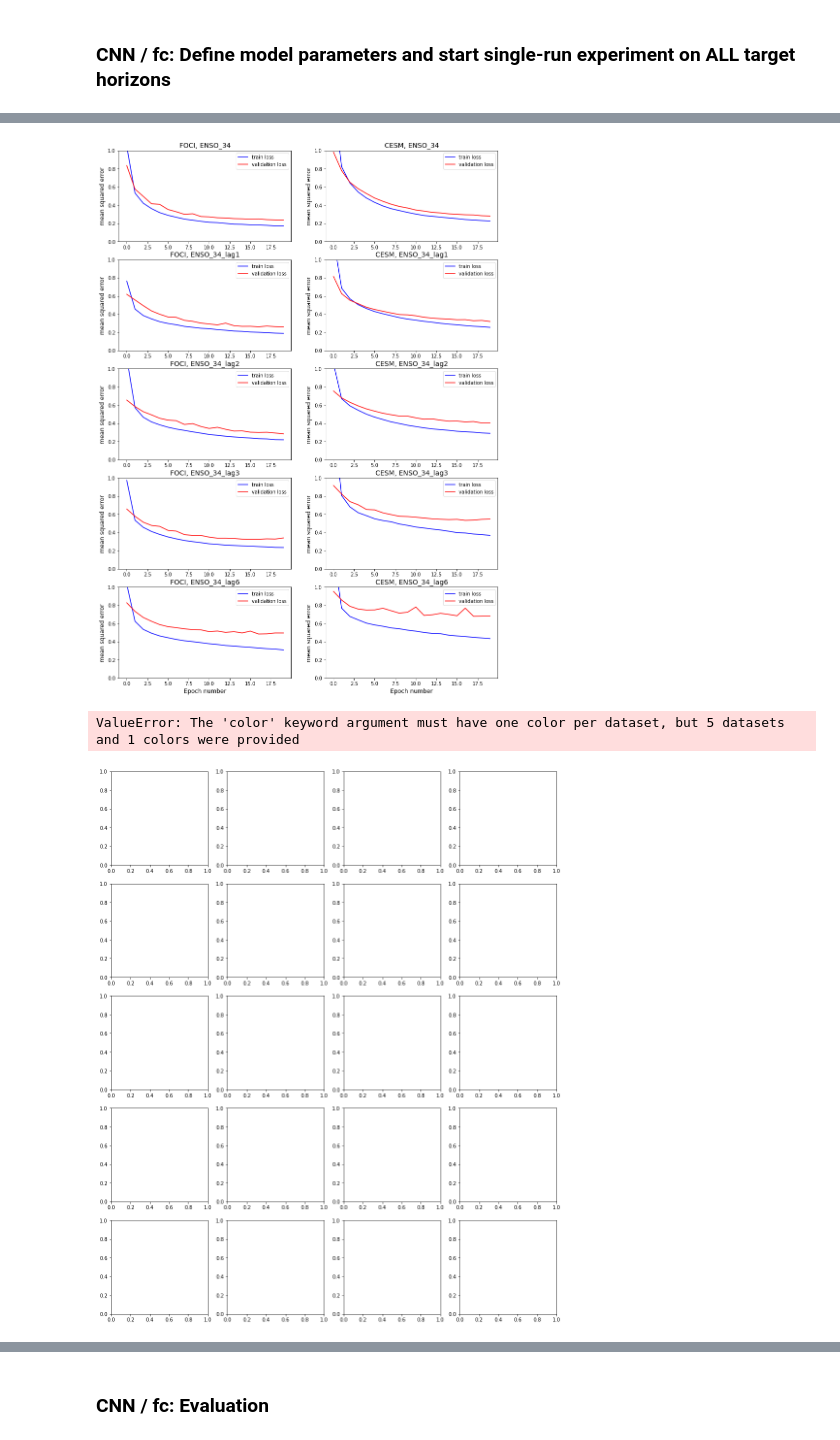
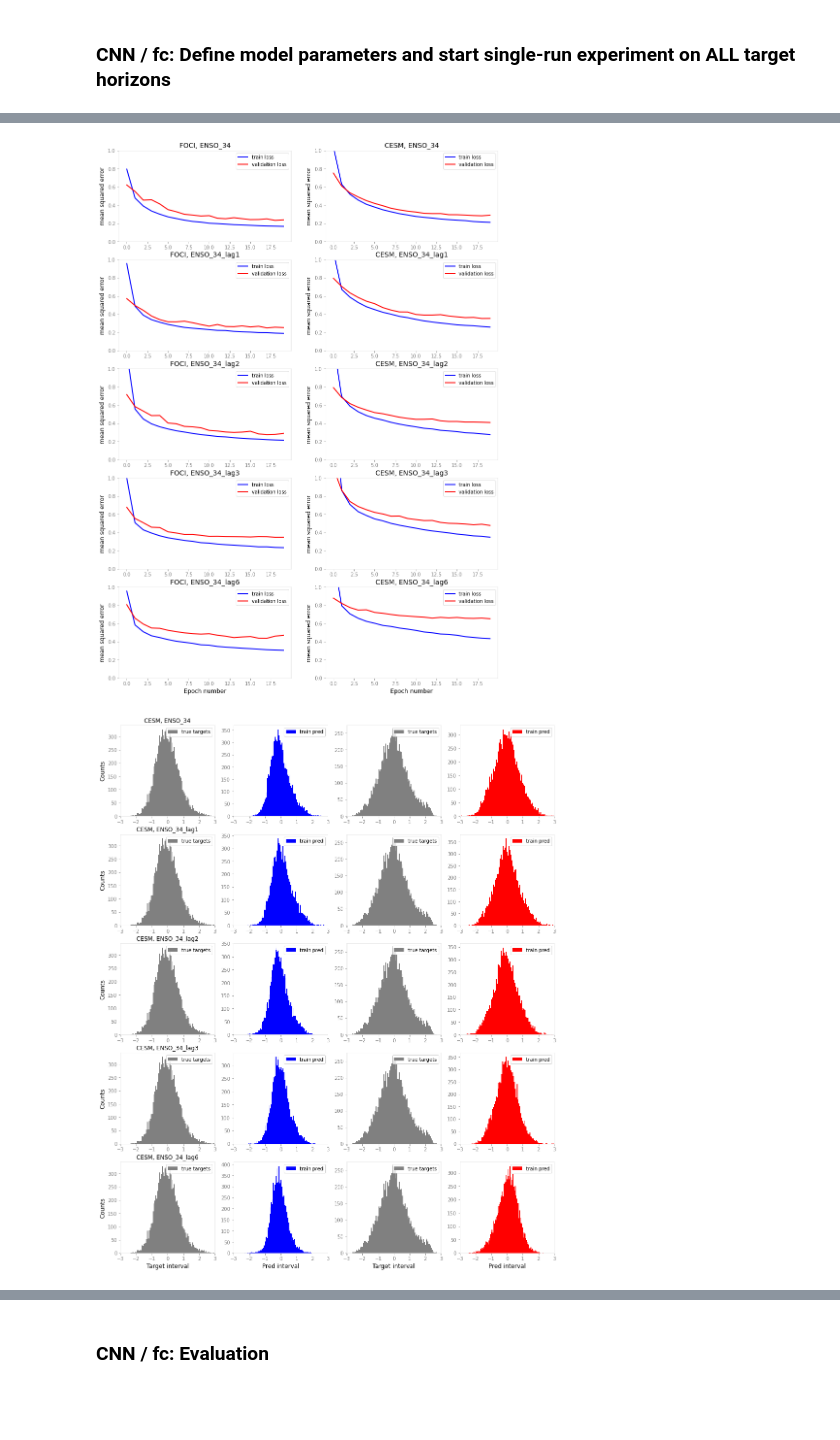
Before and after one commit to MarcoLandtHayen/cicmod_application, a Jupyter notebook: notebooks/02_enso_prediction_nils.ipynb, the cells around one changed output, grey strips where cells are left out. Cells and saved outputs as stored; diff of their text form; code cells hidden in the pictures; blank space fills up the shorter version.

```diff
--- a/notebooks/02_enso_prediction_nils.ipynb
+++ b/notebooks/02_enso_prediction_nils.ipynb
@@ -50,6 +54,17 @@ from numpy.testing import assert_allclose, assert_almost_equal
 # CSV_PATH = "https://github.com/MarcoLandtHayen/climate_index_collection/releases/download/v2022.09.09.1/climate_indices.csv"
 # offline
 CSV_PATH = "climate_indices.csv"
+# %%
+from matplotlib import cycler
+
+colors = cycler("color", ["#EE6666", "#3388BB", "#9988DD", "#88BB44", "#FFBBBB"])
+plt.rc("figure", facecolor="w")
+plt.rc("axes", edgecolor="#E6E6E6", axisbelow=True, grid=False, prop_cycle=colors)
+plt.rc("grid", color="grey", linestyle="solid")
+plt.rc("xtick", direction="out", color="gray")
+plt.rc("ytick", direction="out", color="gray")
+plt.rc("patch", edgecolor="#E6E6E6")
+plt.rc("lines", linewidth=2)
 # %%
 class arg_dict(dict):
     def get_args(self, function):
@@ -525,12 +581,15 @@ The model is based on a number of CNN layers. For each CNN layer the number of f
 def set_CNN_fc(
     CNN_filters,
     CNN_kernel_sizes,
+    pooling,
     fc_units,
     fc_hidden_activation,
     n_epochs,
     batch_size,
     learning_rate,
     loss_function,
+    weight_init,
+    bias_init,
     name=None,
 ):
     """
@@ -578,7 +637,7 @@ def set_CNN_fc(
         model.add(LeakyReLU(alpha=0.3))
 
         # Add max pooling, if input_length is equal or above 40d to limit number of trainable parameters:
-        if input_length >= 20:
+        if pooling[i] == True:
             model.add(MaxPooling1D(pool_size=2))
 
     # Flatten CNN output:
@@ -820,6 +879,7 @@ basic_CNN = arg_dict(
     bias_init=tfi.Zeros(),  # Taken as default.
     CNN_filters=[10, 20],
     CNN_kernel_sizes=[5, 5],
+    pooling=[True, True],
     fc_units=[20, 10],
     fc_hidden_activation="linear",
     n_epochs=20,
@@ -827,6 +887,9 @@ basic_CNN = arg_dict(
     learning_rate=0.0001,
     loss_function="mse",
 )
+
+n_epochs = basic_CNN["n_epochs"]
+batch_size = basic_CNN["batch_size"]
 basic_CNN.get_args(set_CNN_fc)
 # %% [output]
 {'CNN_filters': [10, 20],
@@ -977,7 +1041,7 @@ axes[len(histories_CNNfc_FOCI) - 1, 1].set_xlabel("Epoch number", fontsize=12)
 
 plt.show()
 # %% [output]
-[figure, old version]
+[figure, new version]
 # %%
 ## Get predictions for both models and ALL target horizons:
 
@@ -1008,45 +1072,44 @@ for i, t_name in enumerate(target_names):
 
     # FOCI
     axes[i, 0].hist(
-        train_target_FOCI[target_names], nBins, color="grey", label="true targets"
+        train_target_FOCI[t_name], nBins, color="grey", label="true targets"
     )
     axes[i, 0].set_ylabel("Counts", fontsize=12)
     axes[i, 0].set_title(f"FOCI, {t_name}")
     axes[i, 0].set_xlim([-3, 3])
     axes[i, 0].legend()
     axes[i, 1].hist(
-        np.array(train_pred_CNNfc_FOCI[target_names]),
+        np.array(train_pred_CNNfc_FOCI[t_name]),
         nBins,
         color="blue",
         label="train pred",
     )
     axes[i, 0].set_title(f"FOCI, {t_name}")
     axes[i, 1].set_xlim([-3, 3])
     axes[i, 1].legend()
     # CESM
     axes[i, 2].hist(
-        train_target_CESM[target_names], nBins, color="grey", label="true targets"
+        train_target_CESM[t_name], nBins, color="grey", label="true targets"
     )
     axes[i, 0].set_title(f"CESM, {t_name}")
     axes[i, 2].set_xlim([-3, 3])
     axes[i, 2].legend()
     axes[i, 3].hist(
-        np.array(train_pred_CNNfc_CESM[target_names]),
+        np.array(train_pred_CNNfc_CESM[t_name]),
         nBins,
         color="red",
         label="train pred",
     )
     axes[i, 0].set_title(f"CESM, {t_name}")
     axes[i, 3].set_xlim([-3, 3])
     axes[i, 3].legend()
 
 # Add x-axes labels:
 axes[-1, 0].set_xlabel("Target interval", fontsize=12)
 axes[-1, 1].set_xlabel("Pred interval", fontsize=12)
 axes[-1, 2].set_xlabel("Target interval", fontsize=12)
 axes[-1, 3].set_xlabel("Pred interval", fontsize=12)
 
 plt.show()
 # %% [output]
-ValueError: The 'color' keyword argument must have one color per dataset, but 5 datasets and 1 colors were provided
-[figure, old version]
+[figure, new version]
```
Also changed, not shown: parts of 30 cells of this notebook.
